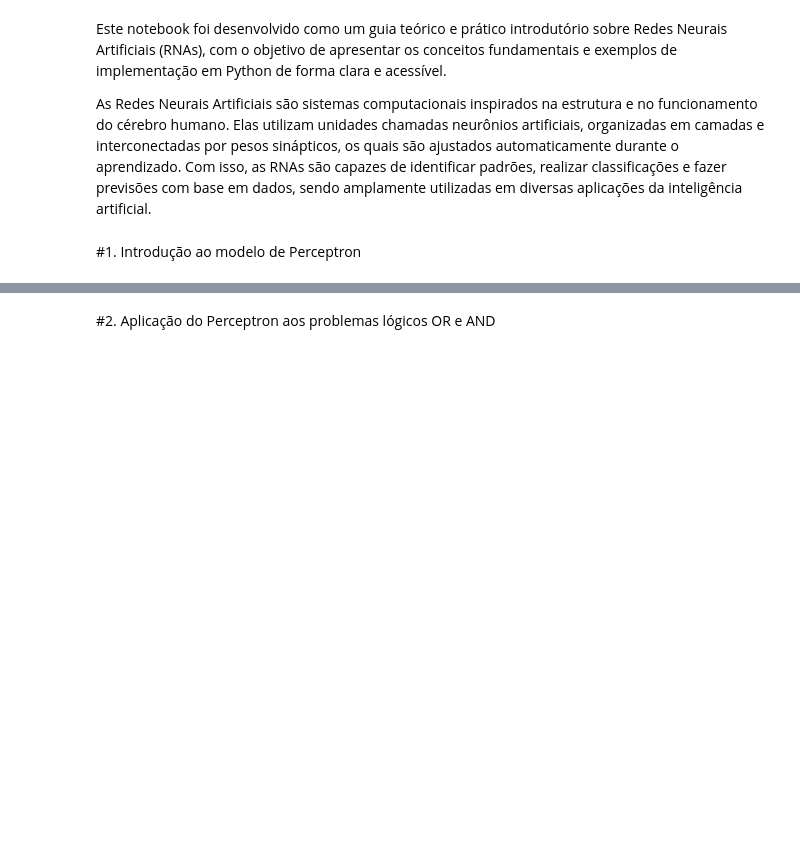
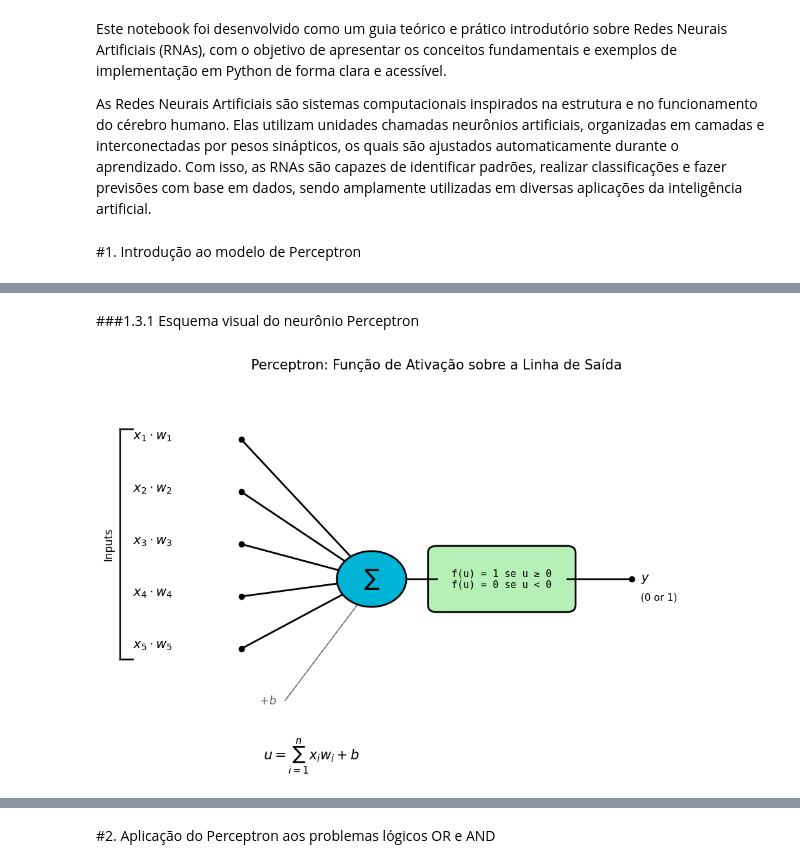
Before and after one commit to EmanuelSilva69/Redes_Neurais_Perceptron, a Jupyter notebook: G_EMANUEL_PERCEPTRON/perceptron.ipynb, the cells around one changed output, grey strips where cells are left out. Drawn from its saved outputs; the diff is of its cells as text; code cells hidden in the pictures; blank space fills up the shorter version.

```diff
--- a/G_EMANUEL_PERCEPTRON/perceptron.ipynb
+++ b/G_EMANUEL_PERCEPTRON/perceptron.ipynb
@@ -184,0 +109,63 @@ Funções de ativação alternativas (ReLU, Sigmoid – apenas para contextualiz
+# %% [markdown]
+###1.3.1 Esquema visual do neurônio Perceptron
+# %%
+import matplotlib.pyplot as plt
+import matplotlib.patches as patches
+
+# Criar a figura
+fig, ax = plt.subplots(figsize=(13, 7))
+ax.set_xlim(0, 15)
+ax.set_ylim(2, 12)
+ax.axis('off')  # remove os eixos
+
+# === Entradas ponderadas ===
+entradas = [r"$x_1 \cdot w_1$", r"$x_2 \cdot w_2$", r"$x_3 \cdot w_3$", r"$x_4 \cdot w_4$", r"$x_5 \cdot w_5$"]
+y_coords = [10.5, 9, 7.5, 6, 4.5]
+
+for i, y in enumerate(y_coords):
+    ax.text(0.5, y, entradas[i], fontsize=14, ha='left')
+    ax.plot([3, 6], [y, 6.5], 'k', lw=2)
+    ax.plot(3, y, 'ko')  # ponto de origem
+
+# === Colchete lateral "Inputs" ===
+ax.plot([0.2, 0.2], [4.2, 10.8], 'k', lw=1.8)
+ax.plot([0.2, 0.5], [10.8, 10.8], 'k', lw=1.8)
+ax.plot([0.2, 0.5], [4.2, 4.2], 'k', lw=1.8)
+ax.text(-0.2, 7.5, "Inputs", rotation=90, fontsize=12, va='center')
+
+# === Bias ===
+ax.arrow(4.0, 3, 2.0, 3.3, head_width=0.2, head_length=0.3, fc='dimgray', ec='dimgray', linestyle='--')
+ax.text(3.4, 2.9, r"$+b$", fontsize=13, color='dimgray')
+
+# === Círculo azul (neurônio somador) ===
+neuron = patches.Circle((6, 6.5), 0.8, edgecolor='black', facecolor='#00B4D8', lw=2, zorder=10)
+ax.add_patch(neuron)
+ax.text(6, 6.5, r"$\sum$", ha='center', va='center', fontsize=18, zorder=11)
+
+# === Bloco da função de ativação (EM CIMA DA LINHA) ===
+activation = patches.FancyBboxPatch((7.5, 5.75), 3, 1.5, boxstyle="round,pad=0.2",
+                                    edgecolor='black', facecolor='#b5f0b6', lw=2)
+ax.add_patch(activation)
+ax.text(9.0, 6.5,
+        "f(u) = 1 se u ≥ 0\nf(u) = 0 se u < 0",
+        ha='center', va='center', fontsize=11, family='monospace')
+
+# === Linha do somador até ativação (por baixo da caixa)
+ax.plot([6.8, 7.5], [6.5, 6.5], 'k', lw=2)
+
+# === Linha da ativação até a saída
+ax.plot([10.5, 12], [6.5, 6.5], 'k', lw=2)
+ax.plot(12, 6.5, 'ko')
+ax.text(12.2, 6.5, r"$y$", fontsize=14, va='center')
+ax.text(12.2, 6.1, r"(0 or 1)", fontsize=11, va='top')
+
+# === Fórmulas explicativas abaixo ===
+ax.text(3.5, 1.3, r"$u = \sum_{i=1}^{n} x_i w_i + b$", fontsize=15)
+
+
+# Título
+plt.title("Perceptron: Função de Ativação sobre a Linha de Saída", fontsize=15, pad=20)
+
+plt.show()
+# %% [output]
+[figure, added]
```
Also changed, not shown: parts of 2 cells of this notebook.
